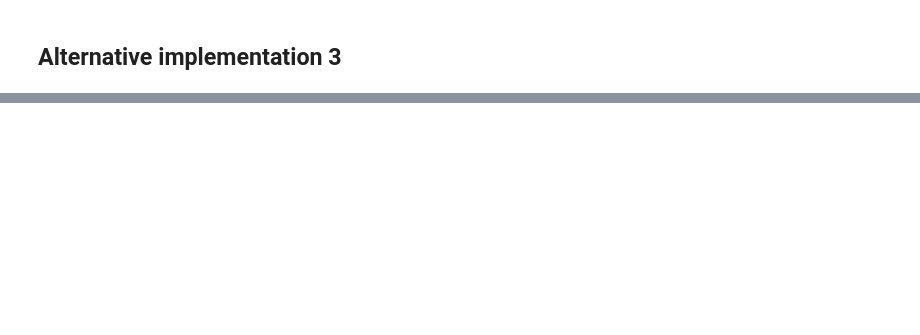
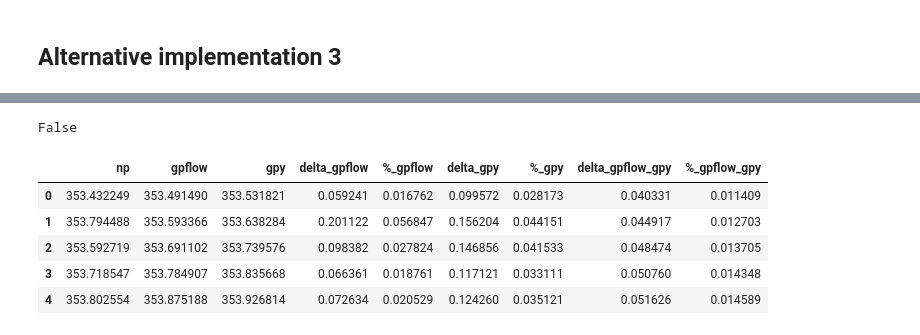
Before and after one commit to cs224/dev-meetup-gaussian-processes, a Jupyter notebook: co2-mauna-loa-gaussian-process-regression.ipynb, the cells around one changed output, grey strips where cells are left out. Cells and saved outputs as stored; diff of their text form; code cells hidden in the pictures; blank space fills up the shorter version.

```diff
--- a/co2-mauna-loa-gaussian-process-regression.ipynb
+++ b/co2-mauna-loa-gaussian-process-regression.ipynb
@@ -535,0 +589,54 @@ dtype: float64
+# %%
+def conditional3(x_new, x, y, cov, sigma_n=0):
+    if not isinstance(cov, list):
+        cov = [cov]
+
+    if len(cov) < 2:
+        total_covariance_function = cov[0]
+    else:
+        # total_covariance_function = None
+        total_covariance_function = functools.reduce(lambda a, x: a + x, cov)
+
+    A = total_covariance_function.K(x_new,x_new)
+    C = total_covariance_function.K(x_new, x)
+    B = total_covariance_function.K(x,x) + np.power(sigma_n,2)*np.diag(np.ones(len(x)))
+
+    mu = [np.linalg.inv(B).dot(C.T).T.dot(y).squeeze()]
+    sigma = [(A - C.dot(np.linalg.inv(B).dot(C.T))).squeeze()]
+
+    for i in range(0, len(cov)):
+        partial_covariance_function = cov[i]
+        C_ = partial_covariance_function.K(x_new, x)
+        mu_ = np.linalg.inv(B).dot(C_.T).T.dot(y).squeeze()
+        mu.append(mu_)
+
+    return (mu, sigma)
+
+def predict3(x_new, x, y, cov, sigma_n=0):
+    l_y_pred, l_sigmas = conditional3(x_new, x, y, cov=cov, sigma_n=sigma_n)
+    if len(l_sigmas[0].shape) > 1:
+        return l_y_pred, [np.diagonal(ls) for ls in l_sigmas]
+    else:
+        return l_y_pred, l_sigmas
+# %%
+y_pred3, sigmas3 = predict3(XX, X, Y, cov=[k1__, k2__, k4__], sigma_n=np.sqrt(m__.Gaussian_noise.variance[0]))
+# %%
+np.allclose(y_pred[0], y_pred3[0])
+# %% [output]
+False
+# %%
+df = pd.DataFrame(np.array([y_pred[0],y_pred2[0],y_pred3[0]]).T, columns=['np','gpflow','gpy'])
+df['delta_gpflow'] = np.abs(df['np'] - df['gpflow'])
+df['%_gpflow'] = df['delta_gpflow'] / df['np'] * 100.0
+df['delta_gpy'] = np.abs(df['np'] - df['gpy'])
+df['%_gpy'] = df['delta_gpy'] / df['np'] * 100.0
+df['delta_gpflow_gpy'] = np.abs(df['gpflow'] - df['gpy'])
+df['%_gpflow_gpy'] = df['delta_gpflow_gpy'] / df['gpflow'] * 100.0
+df.head()
+# %% [output]
+|  | np | gpflow | gpy | delta_gpflow | %_gpflow | delta_gpy | %_gpy | delta_gpflow_gpy | %_gpflow_gpy |
+| 0 | 353.432249 | 353.491490 | 353.531821 | 0.059241 | 0.016762 | 0.099572 | 0.028173 | 0.040331 | 0.011409 |
+| 1 | 353.794488 | 353.593366 | 353.638284 | 0.201122 | 0.056847 | 0.156204 | 0.044151 | 0.044917 | 0.012703 |
+| 2 | 353.592719 | 353.691102 | 353.739576 | 0.098382 | 0.027824 | 0.146856 | 0.041533 | 0.048474 | 0.013705 |
+| 3 | 353.718547 | 353.784907 | 353.835668 | 0.066361 | 0.018761 | 0.117121 | 0.033111 | 0.050760 | 0.014348 |
+| 4 | 353.802554 | 353.875188 | 353.926814 | 0.072634 | 0.020529 | 0.124260 | 0.035121 | 0.051626 | 0.014589 |
```
Also changed, not shown: parts of 22 cells of this notebook.
